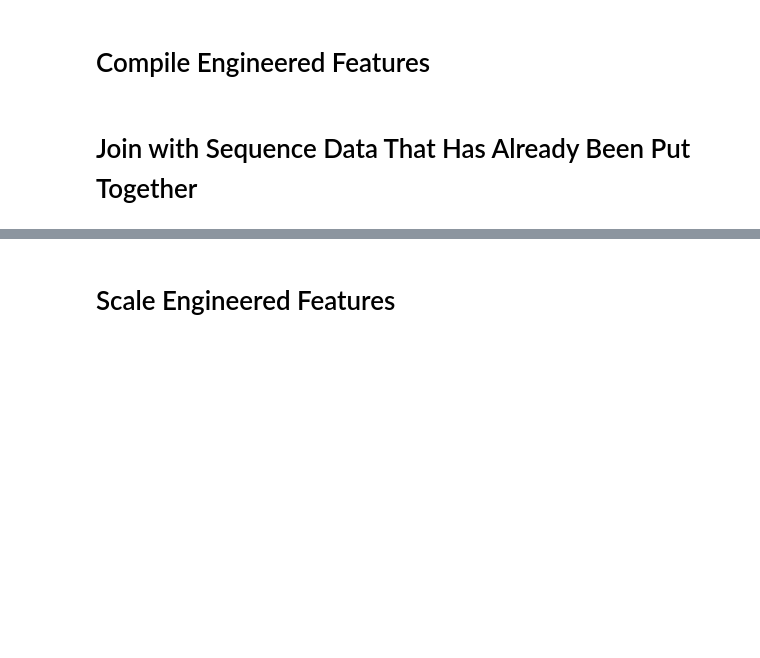
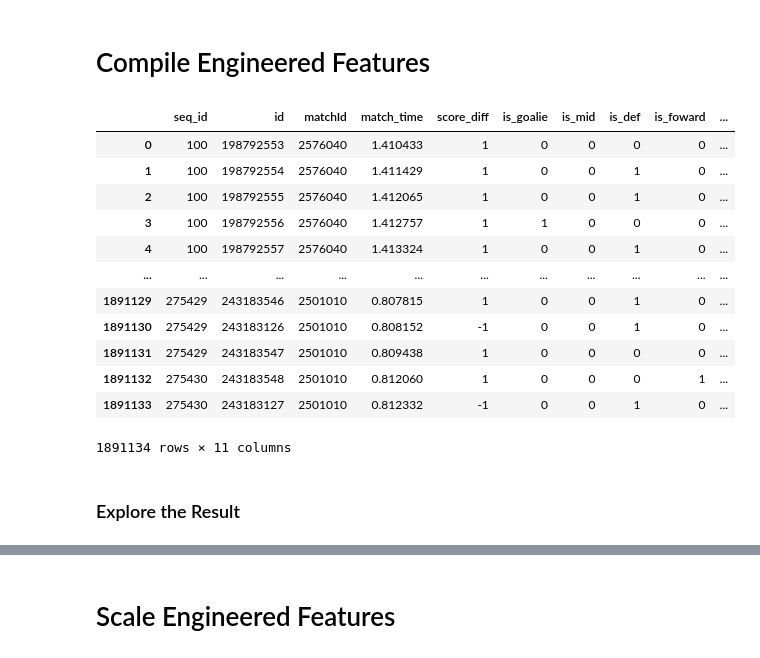
Before and after one commit to gosebastian12/Set_Piece_Strategy, a Jupyter notebook: notebooks/2_Clustering_Investigation.ipynb, the cells around one changed output, grey strips where cells are left out. Cells and saved outputs as stored; diff of their text form; code cells hidden in the pictures; blank space fills up the shorter version.

```diff
--- a/notebooks/2_Clustering_Investigation.ipynb
+++ b/notebooks/2_Clustering_Investigation.ipynb
@@ -49,4 +149,2 @@ features_df = fe.basic_instance_features(full_df)
 # %%
 features_df.head()
-# %% [markdown]
-# Join with Sequence Data That Has Already Been Put Together
@@ -54,0 +157,25 @@ sequences_df = pd.concat()
+# %%
+### ONLY RUN THIS IF YOU ARE LOADING THIS DATAFRAME ###
+features_rel_dir = "../data/final/initial_clustering"
+feature_dir = os.path.join(notebook_dir, features_rel_dir)
+
+features_df = pd.read_csv(
+    "{}/init_clust_features.csv".format(feature_dir)
+).drop(columns=["Unnamed: 0"])
+features_df
+# %% [output]
+|  | seq_id | id | matchId | match_time | score_diff | is_goalie | is_mid | is_def | is_foward | ... |
+| 0 | 100 | 198792553 | 2576040 | 1.410433 | 1 | 0 | 0 | 0 | 0 | ... |
+| 1 | 100 | 198792554 | 2576040 | 1.411429 | 1 | 0 | 0 | 1 | 0 | ... |
+| 2 | 100 | 198792555 | 2576040 | 1.412065 | 1 | 0 | 0 | 1 | 0 | ... |
+| 3 | 100 | 198792556 | 2576040 | 1.412757 | 1 | 1 | 0 | 0 | 0 | ... |
+| 4 | 100 | 198792557 | 2576040 | 1.413324 | 1 | 0 | 0 | 1 | 0 | ... |
+| ... | ... | ... | ... | ... | ... | ... | ... | ... | ... | ... |
+| 1891129 | 275429 | 243183546 | 2501010 | 0.807815 | 1 | 0 | 0 | 1 | 0 | ... |
+| 1891130 | 275429 | 243183126 | 2501010 | 0.808152 | -1 | 0 | 0 | 1 | 0 | ... |
+| 1891131 | 275429 | 243183547 | 2501010 | 0.809438 | 1 | 0 | 0 | 0 | 0 | ... |
+| 1891132 | 275430 | 243183548 | 2501010 | 0.812060 | 1 | 0 | 0 | 0 | 1 | ... |
+| 1891133 | 275430 | 243183127 | 2501010 | 0.812332 | -1 | 0 | 0 | 1 | 0 | ... |
+1891134 rows × 11 columns
+# %% [markdown]
+### Explore the Result
```
Also changed, not shown: parts of 94 cells of this notebook, 10 other files.
